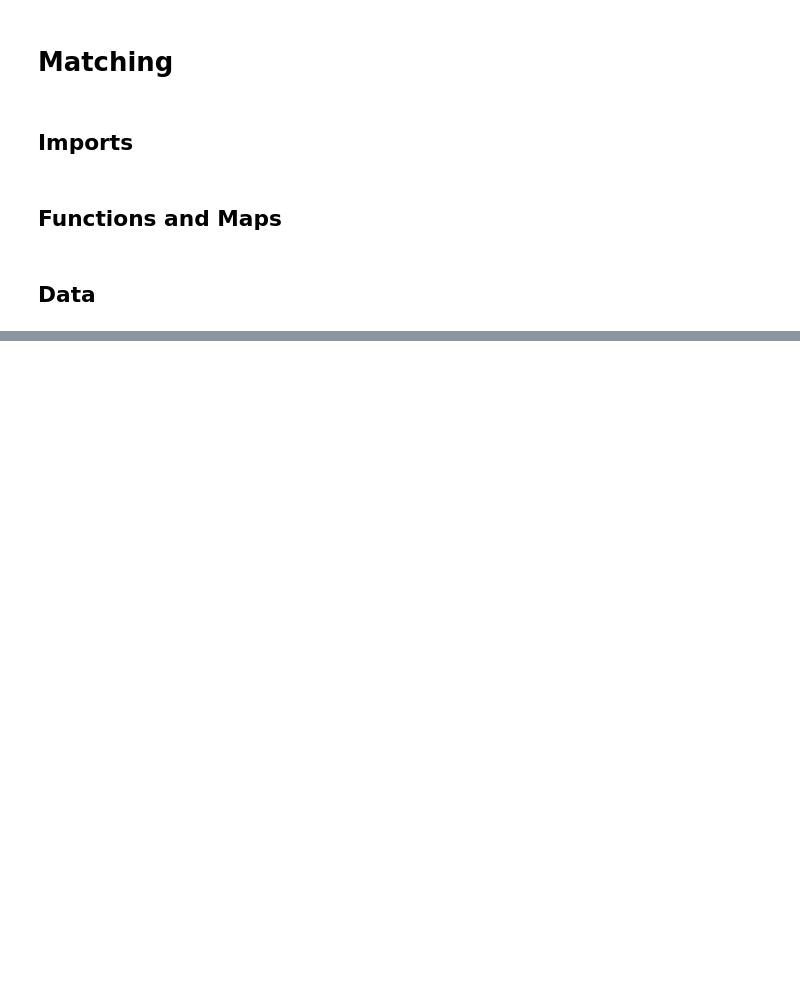
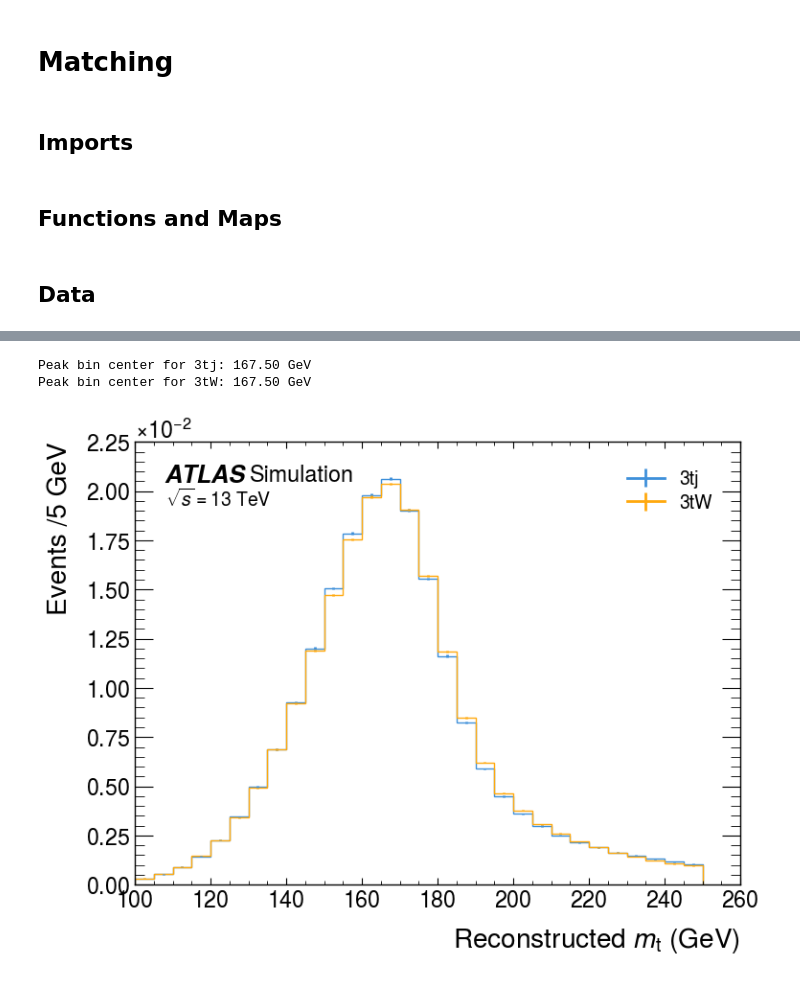
Before and after one commit to archiebrooks02/MPHYS-4Top, a Jupyter notebook: matching_bigger_data.ipynb, the cells around one changed output, grey strips where cells are left out. Saved outputs shown, nothing was run; the diff lists cells and outputs as text; code cells hidden in the pictures; blank space fills up the shorter version.

```diff
--- a/matching_bigger_data.ipynb
+++ b/matching_bigger_data.ipynb
@@ -1398,9 +455,0 @@ with  uproot.recreate(f"sm_3tW_1L_02Dec.root") as file:
-# %%
-matched_events_3tj_1L, no_dupes_bool_1L = truth_matching(truth_3tj_1L, truth_id_3tj_1L, reco_3tj_jets_1L, reco_3tj_leptons_1L)
-
-matched_3tj_1L = ak.zip({'reco': matched_events_3tj_1L['reco'], 'truth': matched_events_3tj_1L['truth']})
-events_3tj_truth_1L = events_3tj_truth_1L[no_dupes_bool_1L]
-events_3tj_reco_1L = events_3tj_reco_1L[no_dupes_bool_1L]
-events_3tj_t_neut_1L = events_3tj_t_neut_1L[no_dupes_bool_1L]
-events_3tj_r_neut_1L = events_3tj_r_neut_1L[no_dupes_bool_1L]
-lepton_indices_1L = ak.sort(ak.argsort(abs(events_3tj_truth_1L['W_decay_id']), axis = 1, ascending=False)[:,:1], axis=1)
@@ -1669,0 +1475,12 @@ with  uproot.recreate(f"sm_3tj_2L_02Dec.root") as file:
+# %%
+fig, ax = plt.subplots(nrows = 1, ncols = 1, figsize = (8,6))
+histogram([ak.flatten(hadronic_tops_3tj).m, ak.flatten(hadronic_tops_3tW).m], 30, ['3tj', '3tW'], ax, density = True, x_units='GeV', print_peak=True, set_range=(100,250))
+ax.set_xlabel(r'Reconstructed $m_\mathrm{t}$ (GeV)')
+ax.legend(loc='upper right')
+plt.subplots_adjust(hspace=0.25, wspace=0.28)
+plt.savefig('3t_4t_comparison.png', dpi=300)
+plt.show()
+# %% [output]
+Peak bin center for 3tj: 167.50 GeV
+Peak bin center for 3tW: 167.50 GeV
+[figure, added]
```
Also changed, not shown: parts of 129 cells of this notebook.
